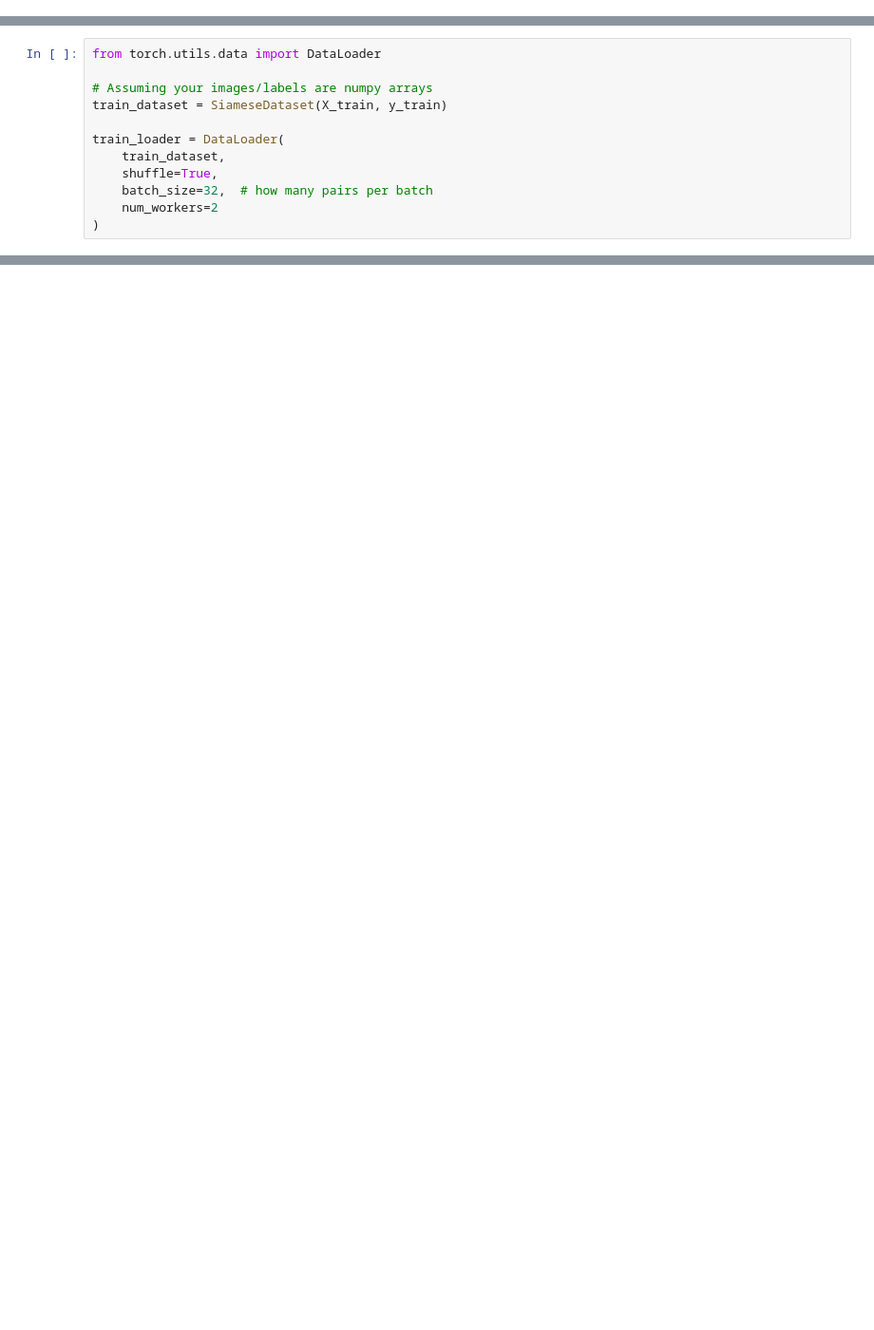
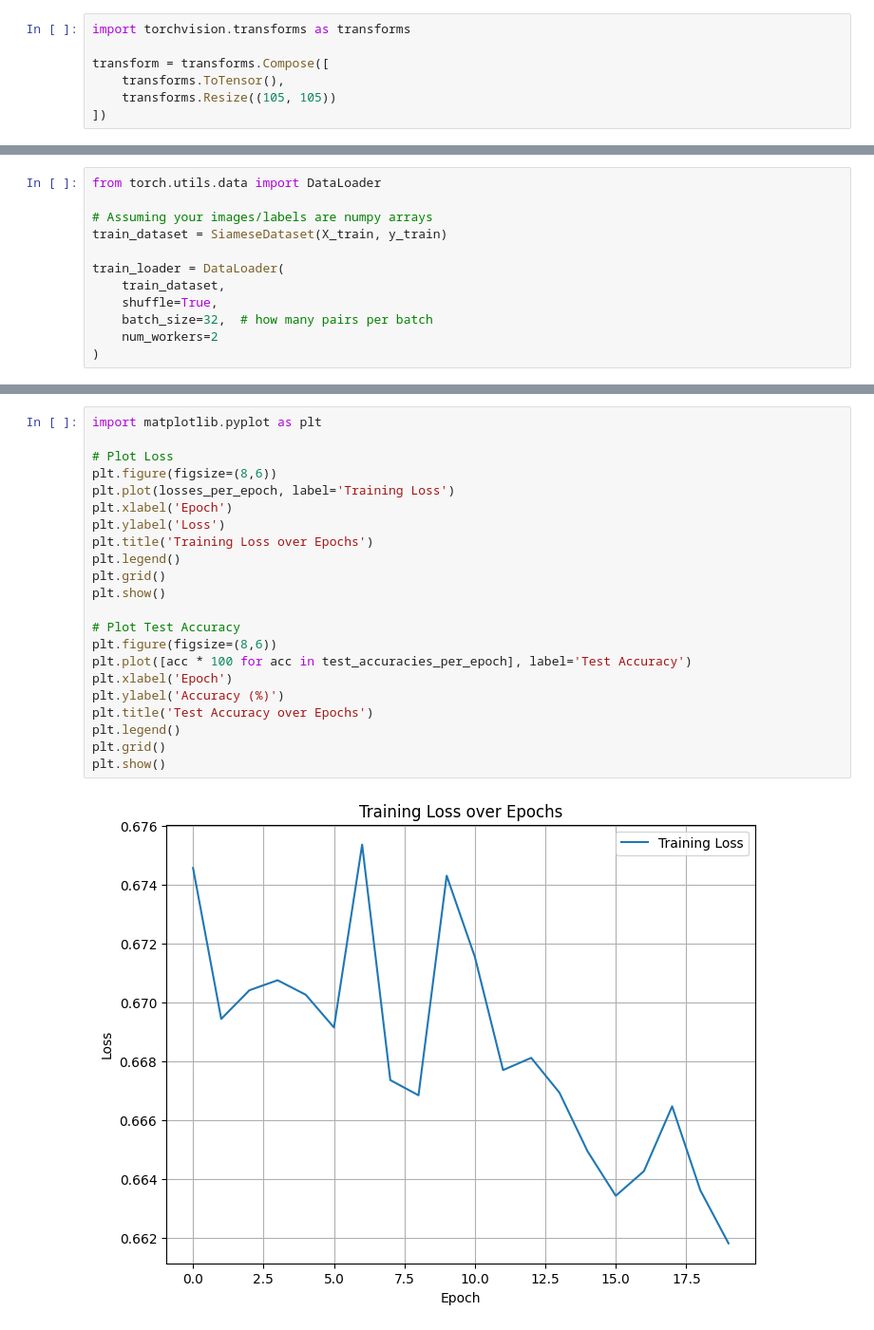
Before and after one commit to yonatan921/face-similarity-net, a Jupyter notebook: main.ipynb, the cells around one changed output, grey strips where cells are left out. Shown: that part at 95% size. Saved outputs shown, nothing was run; the diff lists cells and outputs as text; blank space fills up the shorter version.

```diff
--- a/main.ipynb
+++ b/main.ipynb
@@ -75,3 +129,10 @@ for person_id in np.unique(y_train):
+# %%
+import torchvision.transforms as transforms
+
+transform = transforms.Compose([
+    transforms.ToTensor(),
+    transforms.Resize((105, 105))
+])
 # %%
 from torch.utils.data import Dataset
 
@@ -226,0 +350,24 @@ Saved 9164 images to 'lfw_train/'
+# %%
+import matplotlib.pyplot as plt
+
+# Plot Loss
+plt.figure(figsize=(8,6))
+plt.plot(losses_per_epoch, label='Training Loss')
+plt.xlabel('Epoch')
+plt.ylabel('Loss')
+plt.title('Training Loss over Epochs')
+plt.legend()
+plt.grid()
+plt.show()
+
+# Plot Test Accuracy
+plt.figure(figsize=(8,6))
+plt.plot([acc * 100 for acc in test_accuracies_per_epoch], label='Test Accuracy')
+plt.xlabel('Epoch')
+plt.ylabel('Accuracy (%)')
+plt.title('Test Accuracy over Epochs')
+plt.legend()
+plt.grid()
+plt.show()
+# %% [output]
+[figure, added]
```
Also changed, not shown: parts of 11 cells of this notebook.
